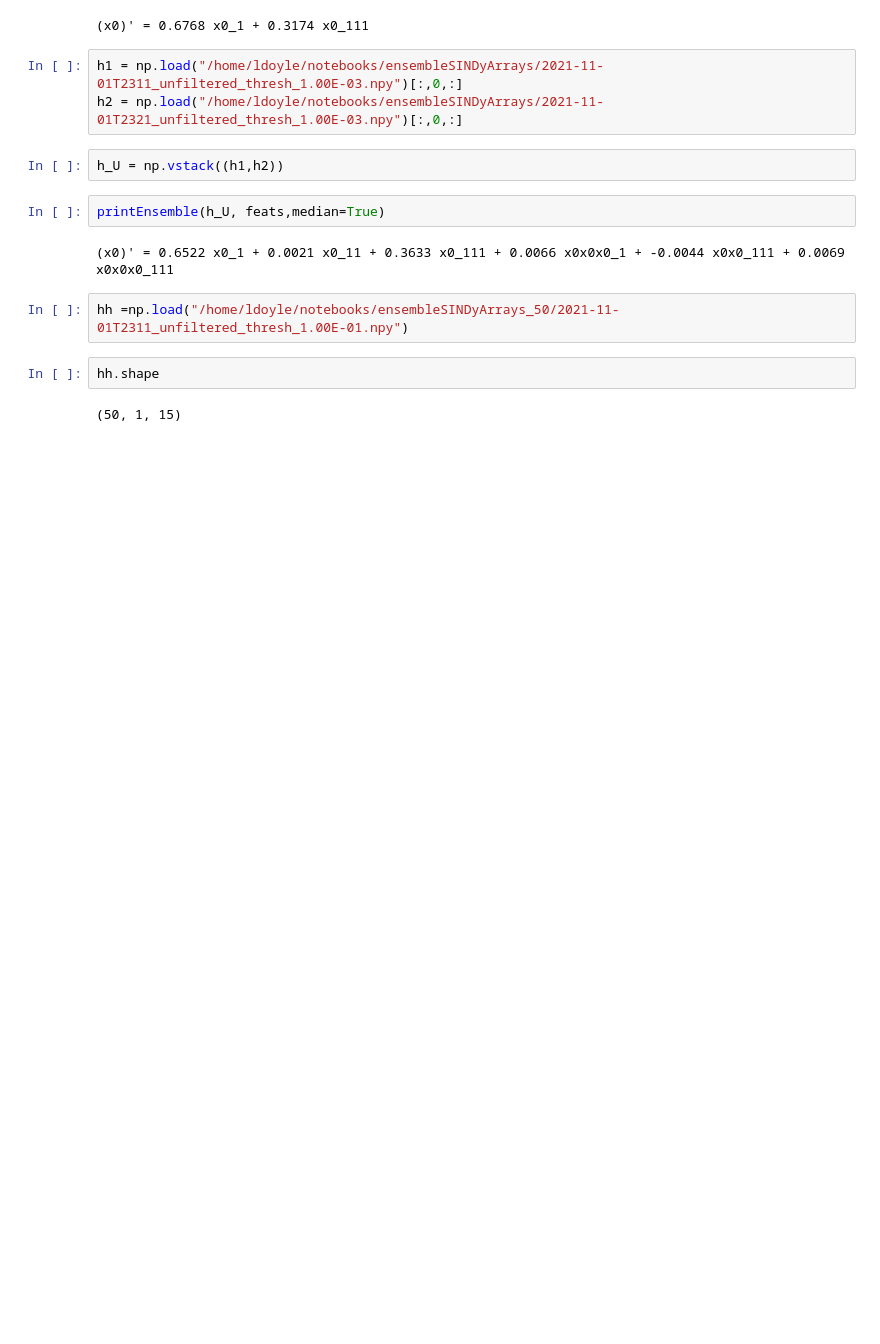
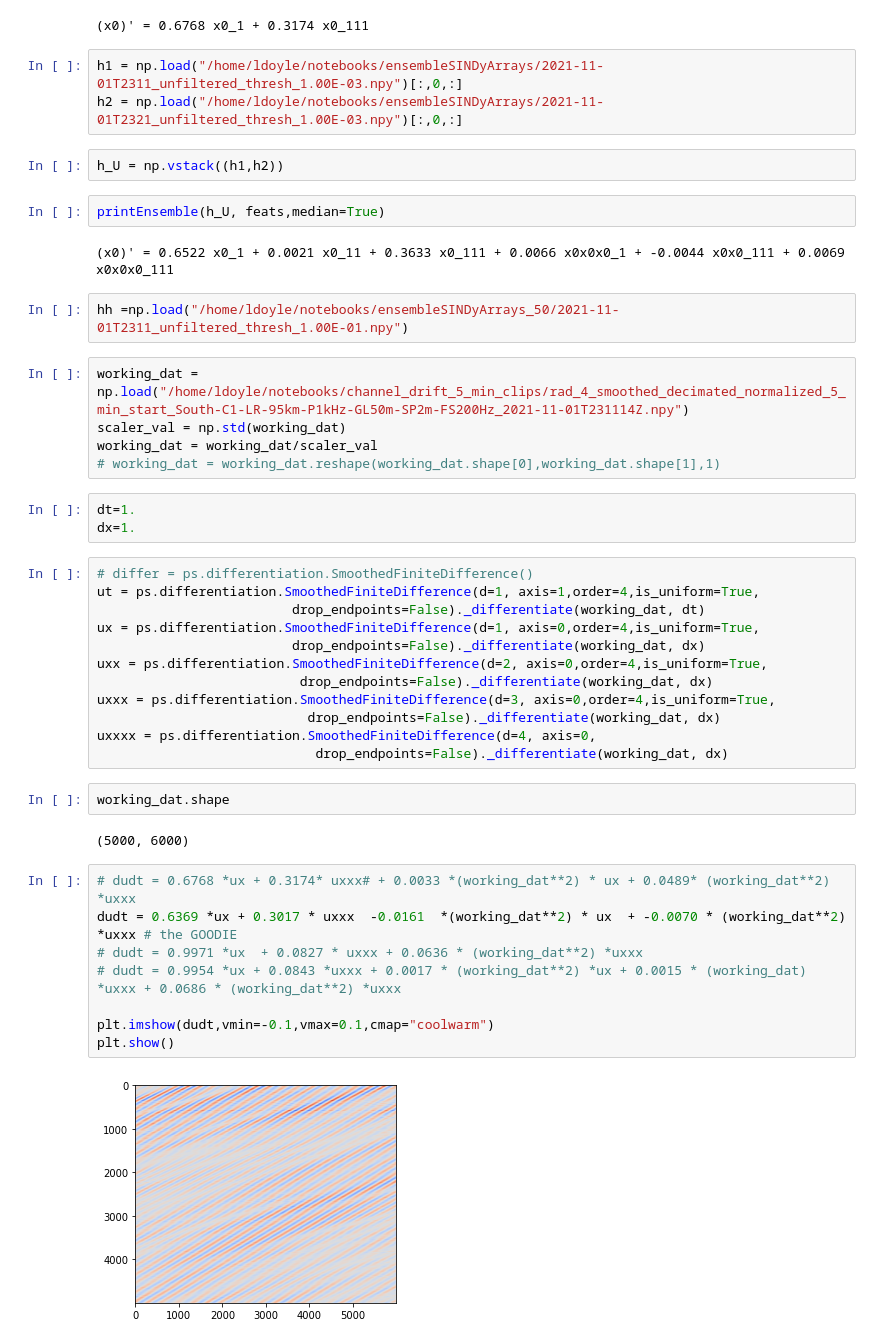
Before and after one commit to Laurd11/sindy-das-new, a Jupyter notebook: final_model_ensemble.ipynb, the cells around one changed output. Drawn from its saved outputs; the diff is of its cells as text; blank space fills up the shorter version.

```diff
--- a/final_model_ensemble.ipynb
+++ b/final_model_ensemble.ipynb
@@ -115,6 +117,36 @@ printEnsemble(h_U, feats,median=True)
 # %%
 hh =np.load("/home/ldoyle/notebooks/ensembleSINDyArrays_50/2021-11-01T2311_unfiltered_thresh_1.00E-01.npy")
 # %%
-hh.shape
+working_dat = np.load("/home/ldoyle/notebooks/channel_drift_5_min_clips/rad_4_smoothed_decimated_normalized_5_min_start_South-C1-LR-95km-P1kHz-GL50m-SP2m-FS200Hz_2021-11-01T231114Z.npy")
+scaler_val = np.std(working_dat)
+working_dat = working_dat/scaler_val
+# working_dat = working_dat.reshape(working_dat.shape[0],working_dat.shape[1],1)
-# %% [output]
-(50, 1, 15)
+# %%
+dt=1.
+dx=1.
+# %%
+# differ = ps.differentiation.SmoothedFiniteDifference()
+ut = ps.differentiation.SmoothedFiniteDifference(d=1, axis=1,order=4,is_uniform=True,
+                         drop_endpoints=False)._differentiate(working_dat, dt)
+ux = ps.differentiation.SmoothedFiniteDifference(d=1, axis=0,order=4,is_uniform=True,
+                         drop_endpoints=False)._differentiate(working_dat, dx)
+uxx = ps.differentiation.SmoothedFiniteDifference(d=2, axis=0,order=4,is_uniform=True,
+                          drop_endpoints=False)._differentiate(working_dat, dx)
+uxxx = ps.differentiation.SmoothedFiniteDifference(d=3, axis=0,order=4,is_uniform=True,
+                           drop_endpoints=False)._differentiate(working_dat, dx)
+uxxxx = ps.differentiation.SmoothedFiniteDifference(d=4, axis=0,
+                            drop_endpoints=False)._differentiate(working_dat, dx)
+# %%
+working_dat.shape
+# %% [output]
+(5000, 6000)
+# %%
+# dudt = 0.6768 *ux + 0.3174* uxxx# + 0.0033 *(working_dat**2) * ux + 0.0489* (working_dat**2) *uxxx
+dudt = 0.6369 *ux + 0.3017 * uxxx  -0.0161  *(working_dat**2) * ux  + -0.0070 * (working_dat**2) *uxxx # the GOODIE
+# dudt = 0.9971 *ux  + 0.0827 * uxxx + 0.0636 * (working_dat**2) *uxxx
+# dudt = 0.9954 *ux + 0.0843 *uxxx + 0.0017 * (working_dat**2) *ux + 0.0015 * (working_dat) *uxxx + 0.0686 * (working_dat**2) *uxxx
+
+plt.imshow(dudt,vmin=-0.1,vmax=0.1,cmap="coolwarm")
+plt.show()
+# %% [output]
+[figure, added]
```
Also changed, not shown: parts of 9 cells of this notebook, 3 other files.
